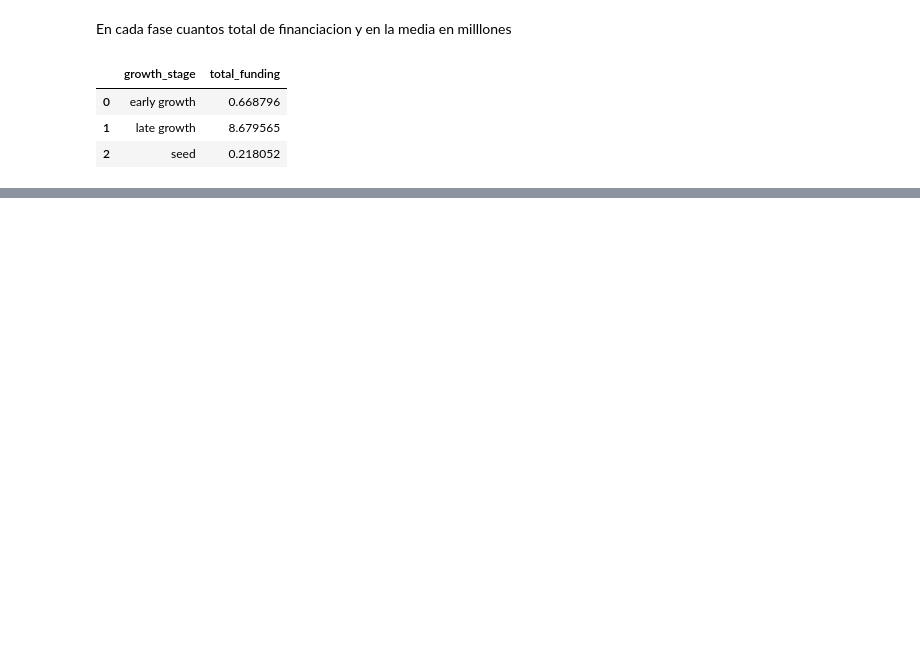
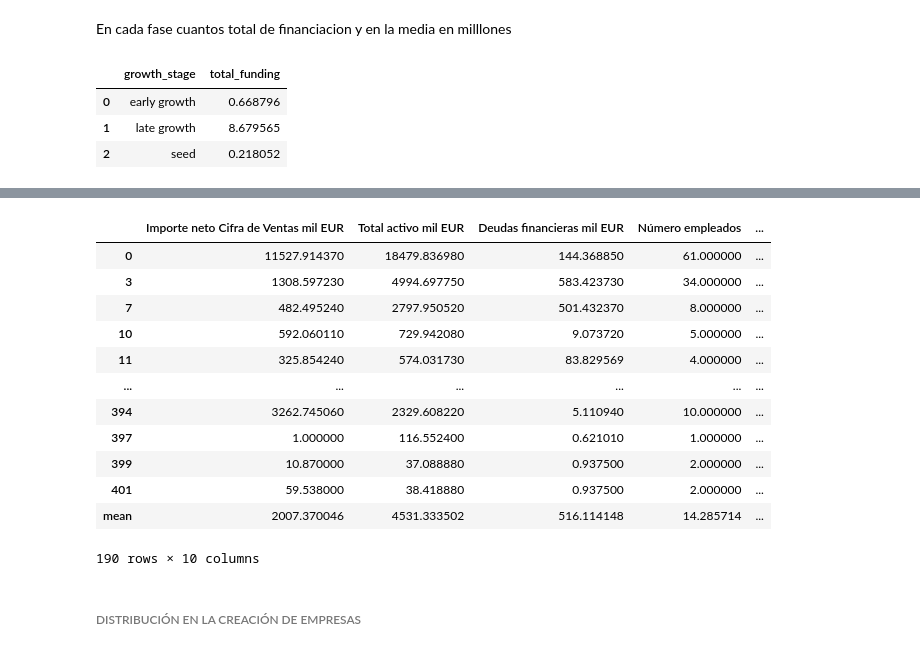
Before and after one commit to unaimleal/spri_reto_07_morado, a Jupyter notebook: Análsis descriptivo.ipynb, the cells around one changed output, grey strips where cells are left out. Drawn from its saved outputs; the diff is of its cells as text; code cells hidden in the pictures; blank space fills up the shorter version.

```diff
--- a/Análsis descriptivo.ipynb
+++ b/Análsis descriptivo.ipynb
@@ -88,0 +235,21 @@ a.set_index('growth_stage').plot(kind='bar')
+# %%
+años = años[['Importe neto Cifra de Ventas mil EUR', 'Total activo mil EUR', 'Deudas financieras mil EUR', 'Número empleados', 'Resultado financiero mil EUR',
+      'Importe neto Cifra de Ventas mil EUR_2021', 'Total activo mil EUR_2021', 'Deudas financieras mil EUR_2021', 'Numero empleados_2021', 'Resultado financiero mil EUR_2021']]
+# %%
+años=años.dropna()
+años.loc['mean'] = años.mean()
+años
+# %% [output]
+|  | Importe neto Cifra de Ventas mil EUR | Total activo mil EUR | Deudas financieras mil EUR | Número empleados | ... |
+| 0 | 11527.914370 | 18479.836980 | 144.368850 | 61.000000 | ... |
+| 3 | 1308.597230 | 4994.697750 | 583.423730 | 34.000000 | ... |
+| 7 | 482.495240 | 2797.950520 | 501.432370 | 8.000000 | ... |
+| 10 | 592.060110 | 729.942080 | 9.073720 | 5.000000 | ... |
+| 11 | 325.854240 | 574.031730 | 83.829569 | 4.000000 | ... |
+| ... | ... | ... | ... | ... | ... |
+| 394 | 3262.745060 | 2329.608220 | 5.110940 | 10.000000 | ... |
+| 397 | 1.000000 | 116.552400 | 0.621010 | 1.000000 | ... |
+| 399 | 10.870000 | 37.088880 | 0.937500 | 2.000000 | ... |
+| 401 | 59.538000 | 38.418880 | 0.937500 | 2.000000 | ... |
+| mean | 2007.370046 | 4531.333502 | 516.114148 | 14.285714 | ... |
+190 rows × 10 columns
@@ -88,0 +275,2 @@ a.set_index('growth_stage').plot(kind='bar')
+# %% [markdown]
+###### DISTRIBUCIÓN EN LA CREACIÓN DE EMPRESAS ######
```
Also changed, not shown: parts of 66 cells of this notebook, 1 other file.
